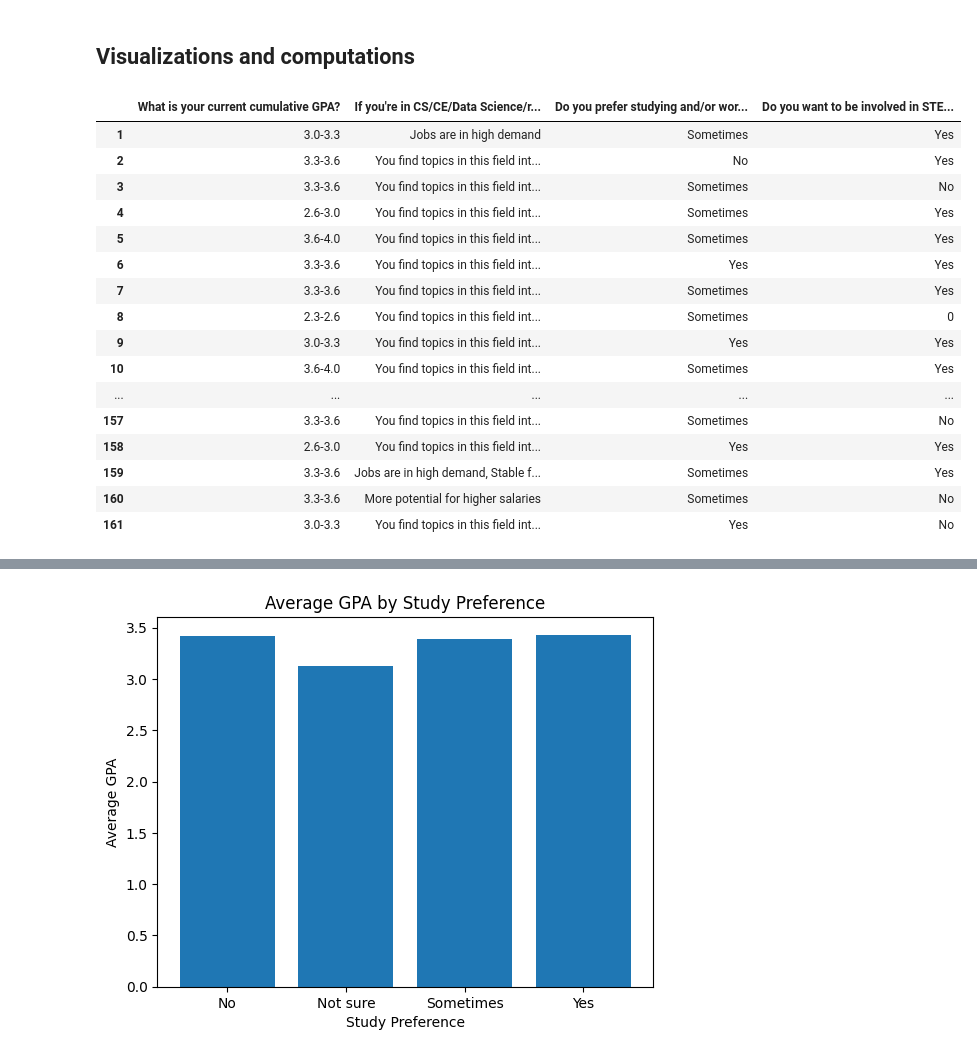
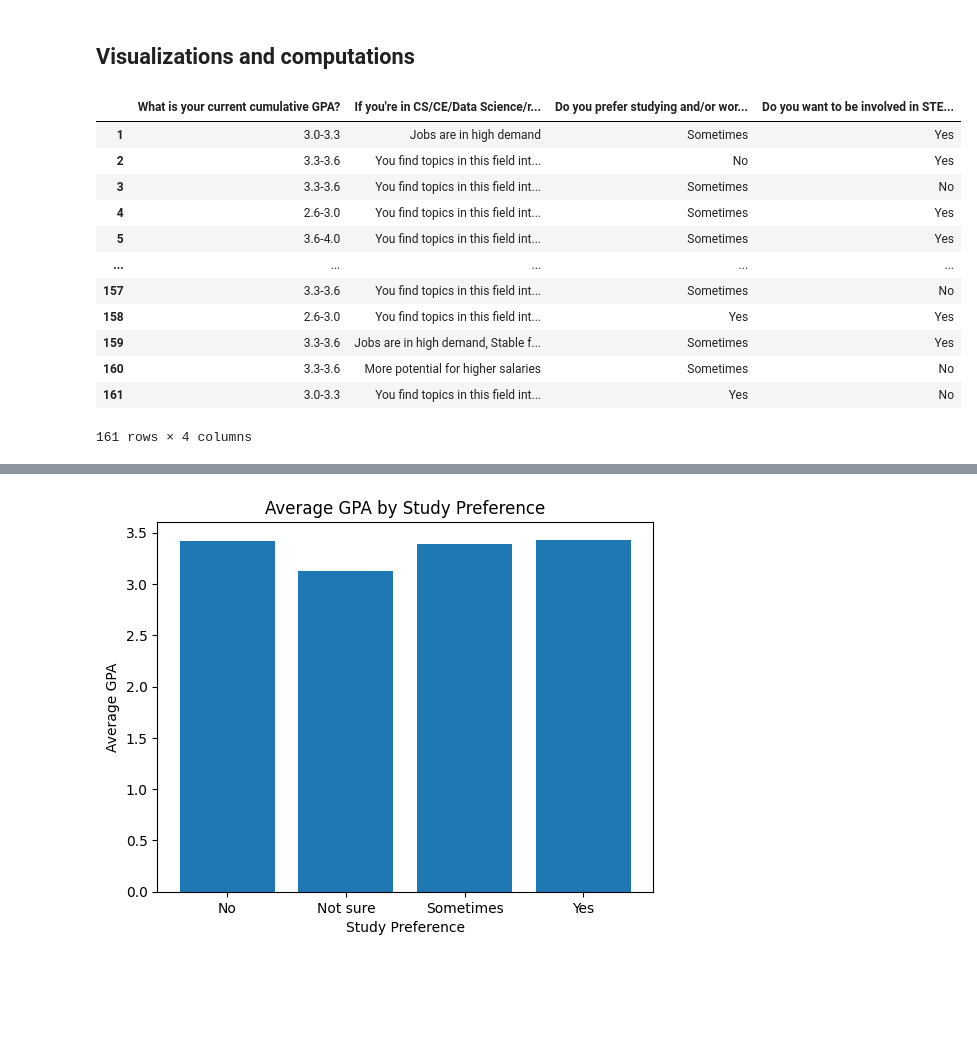
Before and after one commit to undahveeti/University-Characteristic-Data-Analysis, a Jupyter notebook: cs105_mini_project.ipynb, the cells around one changed output, grey strips where cells are left out. Saved outputs shown, nothing was run; the diff lists cells and outputs as text; code cells hidden in the pictures; blank space fills up the shorter version.

```diff
--- a/cs105_mini_project.ipynb
+++ b/cs105_mini_project.ipynb
@@ -17,30 +17,26 @@ Ultimately, we'd like to know if GPA is affected by the responses to all other p
 # %%
 #Cleaning the data by removing all unnesessary columns and the first data point that is all null values
 import pandas as pd
 import matplotlib as plt
 df = pd.read_csv("data.csv")
 df = df[["What is your current cumulative GPA?", "If you\'re in CS/CE/Data Science/related, why did you pick this path?\r\n", "Do you prefer studying and/or working in groups? ", "Do you want to be involved in STEM-based research?"]].fillna(0)
 df = df.iloc[1:162]
-pd.options.display.max_rows = None
+#pd.options.display.max_rows = None
 display(df)
 # %% [output]
 |  | What is your current cumulative GPA? | If you're in CS/CE/Data Science/r... | Do you prefer studying and/or wor... | Do you want to be involved in STE... |
 | 1 | 3.0-3.3 | Jobs are in high demand | Sometimes | Yes |
 | 2 | 3.3-3.6 | You find topics in this field int... | No | Yes |
 | 3 | 3.3-3.6 | You find topics in this field int... | Sometimes | No |
 | 4 | 2.6-3.0 | You find topics in this field int... | Sometimes | Yes |
 | 5 | 3.6-4.0 | You find topics in this field int... | Sometimes | Yes |
-| 6 | 3.3-3.6 | You find topics in this field int... | Yes | Yes |
-| 7 | 3.3-3.6 | You find topics in this field int... | Sometimes | Yes |
-| 8 | 2.3-2.6 | You find topics in this field int... | Sometimes | 0 |
-| 9 | 3.0-3.3 | You find topics in this field int... | Yes | Yes |
-| 10 | 3.6-4.0 | You find topics in this field int... | Sometimes | Yes |
 | ... | ... | ... | ... | ... |
 | 157 | 3.3-3.6 | You find topics in this field int... | Sometimes | No |
 | 158 | 2.6-3.0 | You find topics in this field int... | Yes | Yes |
 | 159 | 3.3-3.6 | Jobs are in high demand, Stable f... | Sometimes | Yes |
 | 160 | 3.3-3.6 | More potential for higher salaries | Sometimes | No |
 | 161 | 3.0-3.3 | You find topics in this field int... | Yes | No |
+161 rows × 4 columns
 # %%
 #Since our gpa values are ranges, we need to convert them to a single value
 def gpa_range_to_avg(gpa_range):
```
Also changed, not shown: parts of 1 cell of this notebook.
